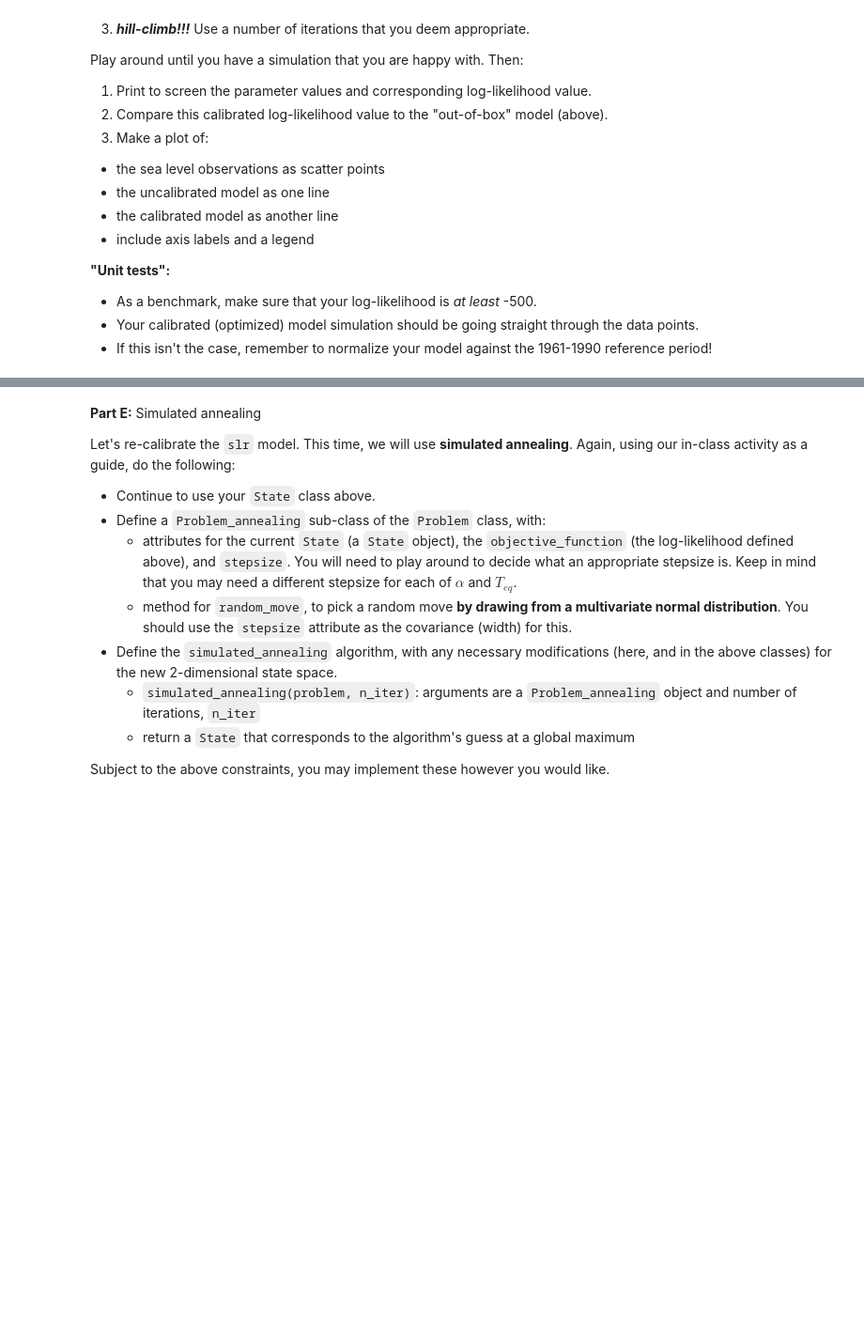
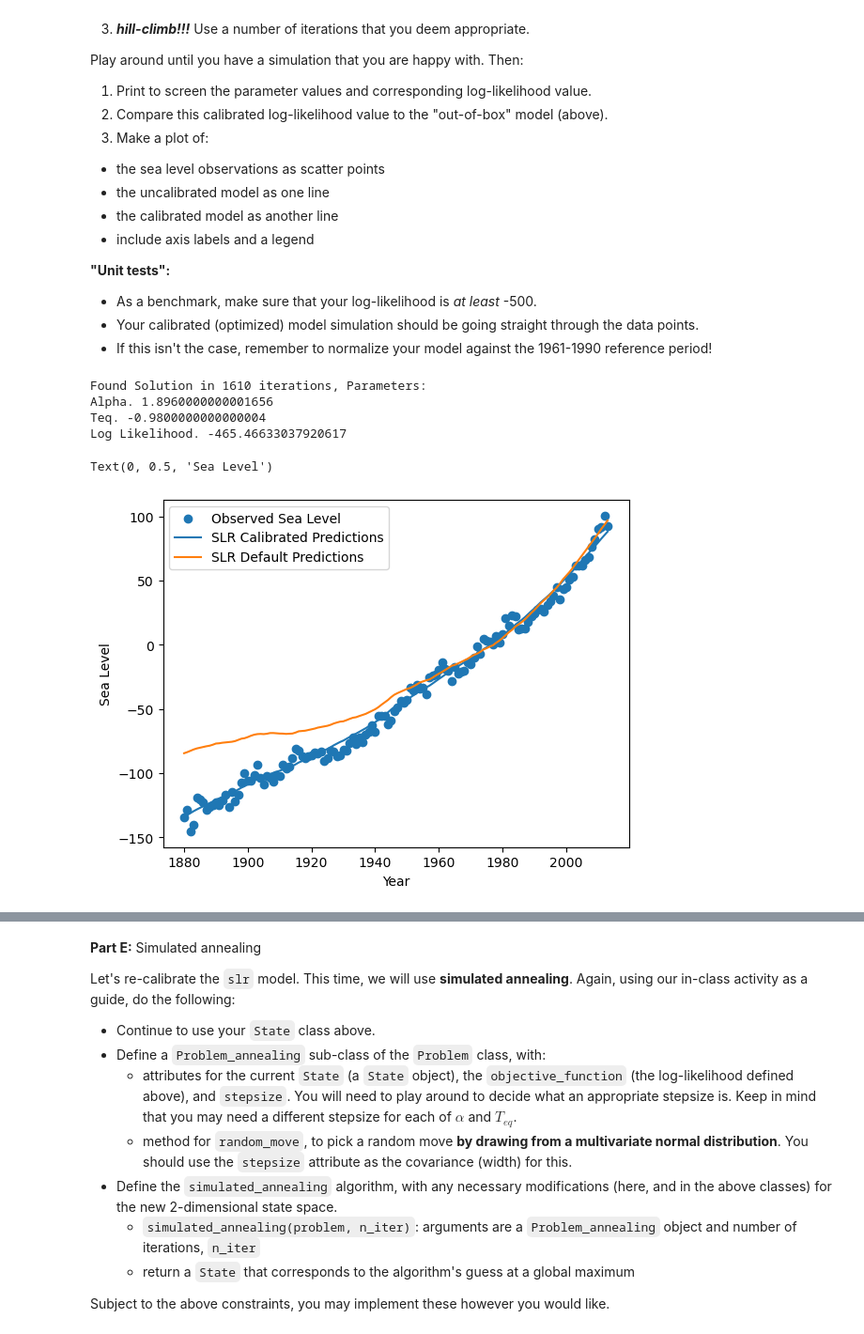
Before and after one commit to TyVanEssen/CSCI-3202-001-Introduction-to-Artificial-Intelligence, a Jupyter notebook: HW8/CSCI3202_HW8_Ty_VanEssen.ipynb, the cells around one changed output, grey strips where cells are left out. Shown at 94% size. Cells and saved outputs as stored; diff of their text form; code cells hidden in the pictures; blank space fills up the shorter version.

```diff
--- a/HW8/CSCI3202_HW8_Ty_VanEssen.ipynb
+++ b/HW8/CSCI3202_HW8_Ty_VanEssen.ipynb
@@ -402,0 +428,24 @@ Play around until you have a simulation that you are happy with.  Then:
+# %%
+# Your code here.
+initial_state = State(3.4, -0.5, log_likelihood([3.4, -0.5]))
+problem = Problem_hillclimb(initial_state, log_likelihood, (0.001, 0.001))
+best_state, iterations = hill_climb(problem, 10000)
+print("Found Solution in {} iterations, Parameters:\nAlpha. {}\nTeq. {}\nLog Likelihood. {}".format(iterations, best_state.alpha, best_state.Teq, best_state.score))
+# %% [output]
+Found Solution in 1610 iterations, Parameters:
+Alpha. 1.8960000000001656
+Teq. -0.9800000000000004
+Log Likelihood. -465.46633037920617
+# %%
+plt.scatter(year, sealevel, label="Observed Sea Level")
+calibrated = slr(best_state.alpha, best_state.Teq, temperature)
+calibrated -= np.mean(calibrated[reference[0]:(reference[1]+1)])
+
+plt.plot(year, calibrated, label="SLR Calibrated Predictions")
+plt.plot(year, sealevel_sim, label="SLR Default Predictions")
+plt.legend()
+plt.xlabel("Year")
+plt.ylabel("Sea Level")
+# %% [output]
+Text(0, 0.5, 'Sea Level')
+[figure, added]
```
Also changed, not shown: parts of 19 cells of this notebook, 2 other files.
